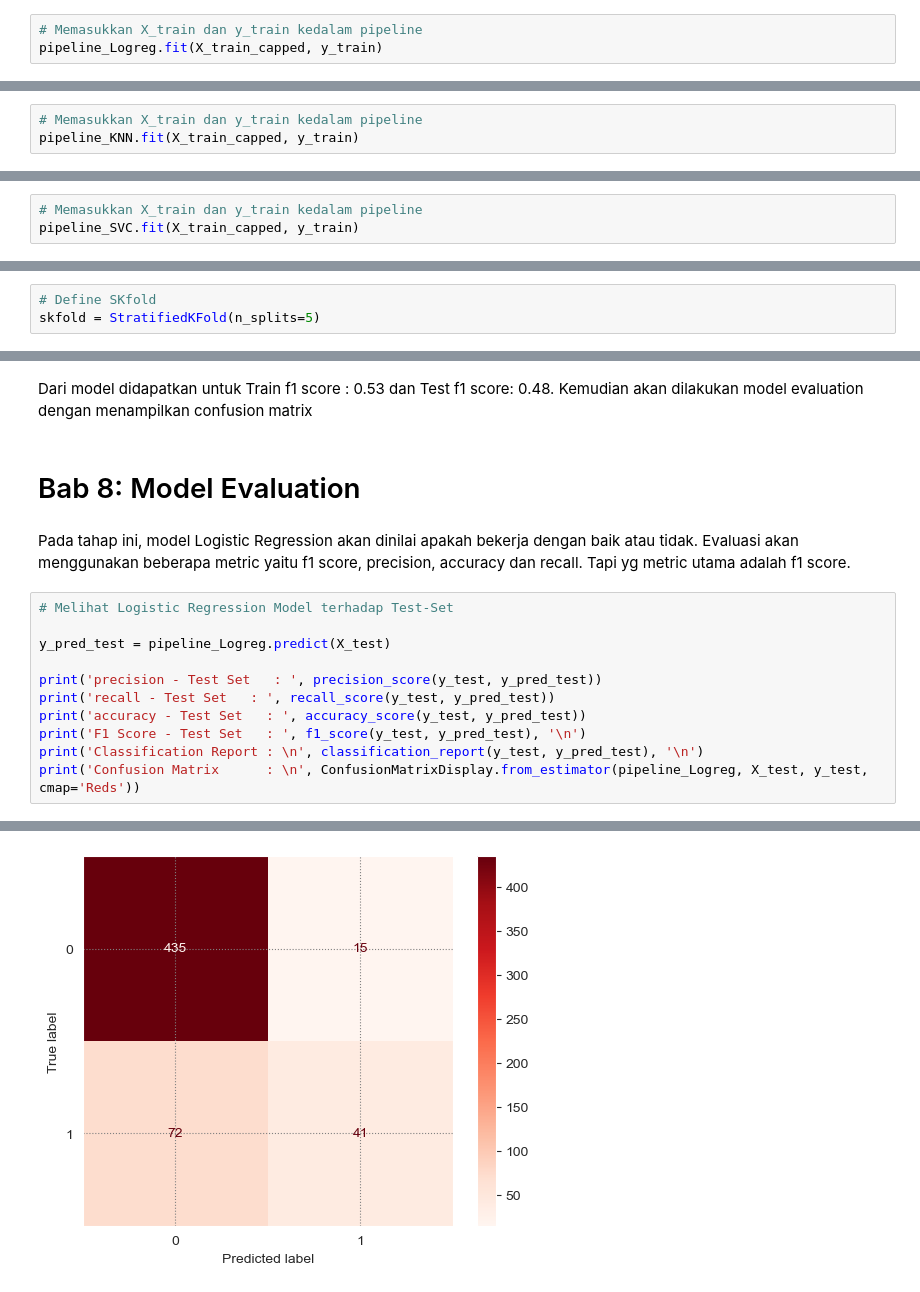
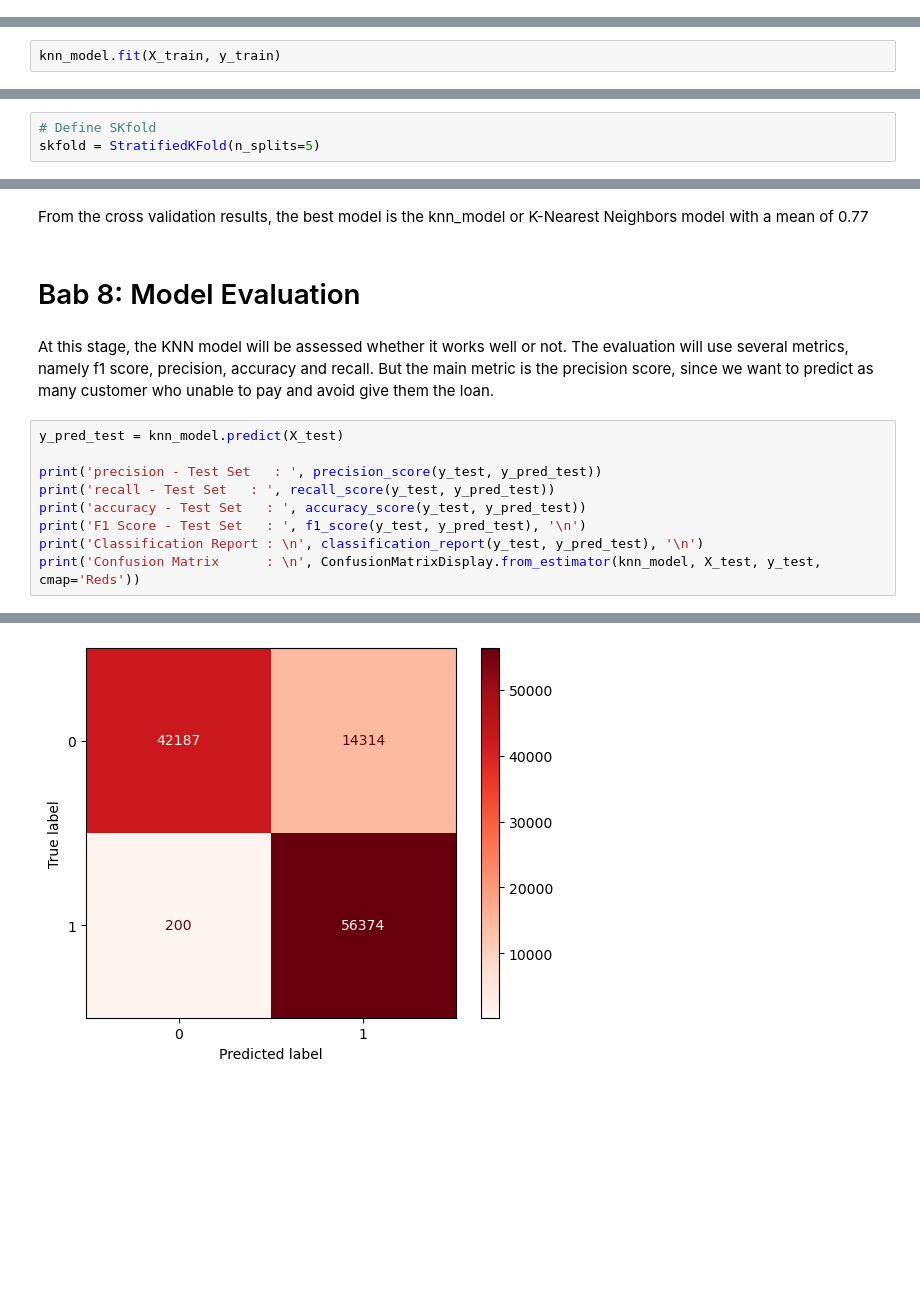
Before and after one commit to Mohdandy/Home_Credit_Rakamin, a Jupyter notebook: home_credit_dandy.ipynb, the cells around one changed output, grey strips where cells are left out. Drawn from its saved outputs; the diff is of its cells as text; blank space fills up the shorter version.

```diff
--- a/home_credit_dandy.ipynb
+++ b/home_credit_dandy.ipynb
@@ -603,3 +380,0 @@ pipeline_Logreg = Pipeline([("prep", preprocessor),("logreg", LogisticRegression
-# %%
-# Memasukkan X_train dan y_train kedalam pipeline
-pipeline_Logreg.fit(X_train_capped, y_train)
@@ -635,3 +380,0 @@ pipeline_KNN = Pipeline([("prep", preprocessor),("model_KNN", KNeighborsClassifi
-# %%
-# Memasukkan X_train dan y_train kedalam pipeline
-pipeline_KNN.fit(X_train_capped, y_train)
@@ -667,3 +380,0 @@ pipeline_SVC = Pipeline([("prep", preprocessor),("model_SVC", SVC())])
-# %%
-# Memasukkan X_train dan y_train kedalam pipeline
-pipeline_SVC.fit(X_train_capped, y_train)
@@ -693,0 +381,2 @@ pipeline_SVC.score(X_test_capped, y_test)
+# %%
+knn_model.fit(X_train, y_train)
@@ -857,19 +441,16 @@ f1 score - Test  :  0.48520710059171596
-# %% [markdown]
-Dari model didapatkan untuk Train f1 score : 0.53 dan Test f1 score: 0.48.
-Kemudian akan dilakukan model evaluation dengan menampilkan confusion matrix
+# %% [markdown]
+From the cross validation results, the best model is the knn_model or K-Nearest Neighbors model with a mean of 0.77
 # %% [markdown]
 # Bab 8: Model Evaluation
-# %% [markdown]
-Pada tahap ini, model Logistic Regression akan dinilai apakah bekerja dengan baik atau tidak. Evaluasi akan menggunakan beberapa metric yaitu f1 score, precision, accuracy dan recall. Tapi yg metric utama adalah f1 score.
+# %% [markdown]
+At this stage, the KNN model will be assessed whether it works well or not. The evaluation will use several metrics, namely f1 score, precision, accuracy and recall. But the main metric is the precision score, since we want to predict as many customer who unable to pay and avoid give them the loan.
 # %%
-# Melihat Logistic Regression Model terhadap Test-Set
-
-y_pred_test = pipeline_Logreg.predict(X_test)
+y_pred_test = knn_model.predict(X_test)
 
 print('precision - Test Set   : ', precision_score(y_test, y_pred_test))
 print('recall - Test Set   : ', recall_score(y_test, y_pred_test))
 print('accuracy - Test Set   : ', accuracy_score(y_test, y_pred_test))
 print('F1 Score - Test Set   : ', f1_score(y_test, y_pred_test), '\n')
 print('Classification Report : \n', classification_report(y_test, y_pred_test), '\n')
-print('Confusion Matrix      : \n', ConfusionMatrixDisplay.from_estimator(pipeline_Logreg, X_test, y_test, cmap='Reds'))
+print('Confusion Matrix      : \n', ConfusionMatrixDisplay.from_estimator(knn_model, X_test, y_test, cmap='Reds'))
 # %% [output]
@@ -890,5 +471,5 @@ weighted avg       0.83      0.85      0.82       563
 
 
 Confusion Matrix      :
  <sklearn.metrics._plot.confusion_matrix.ConfusionMatrixDisplay object at 0x...>
-[figure, old version]
+[figure, new version]
```
Also changed, not shown: parts of 156 cells of this notebook.
